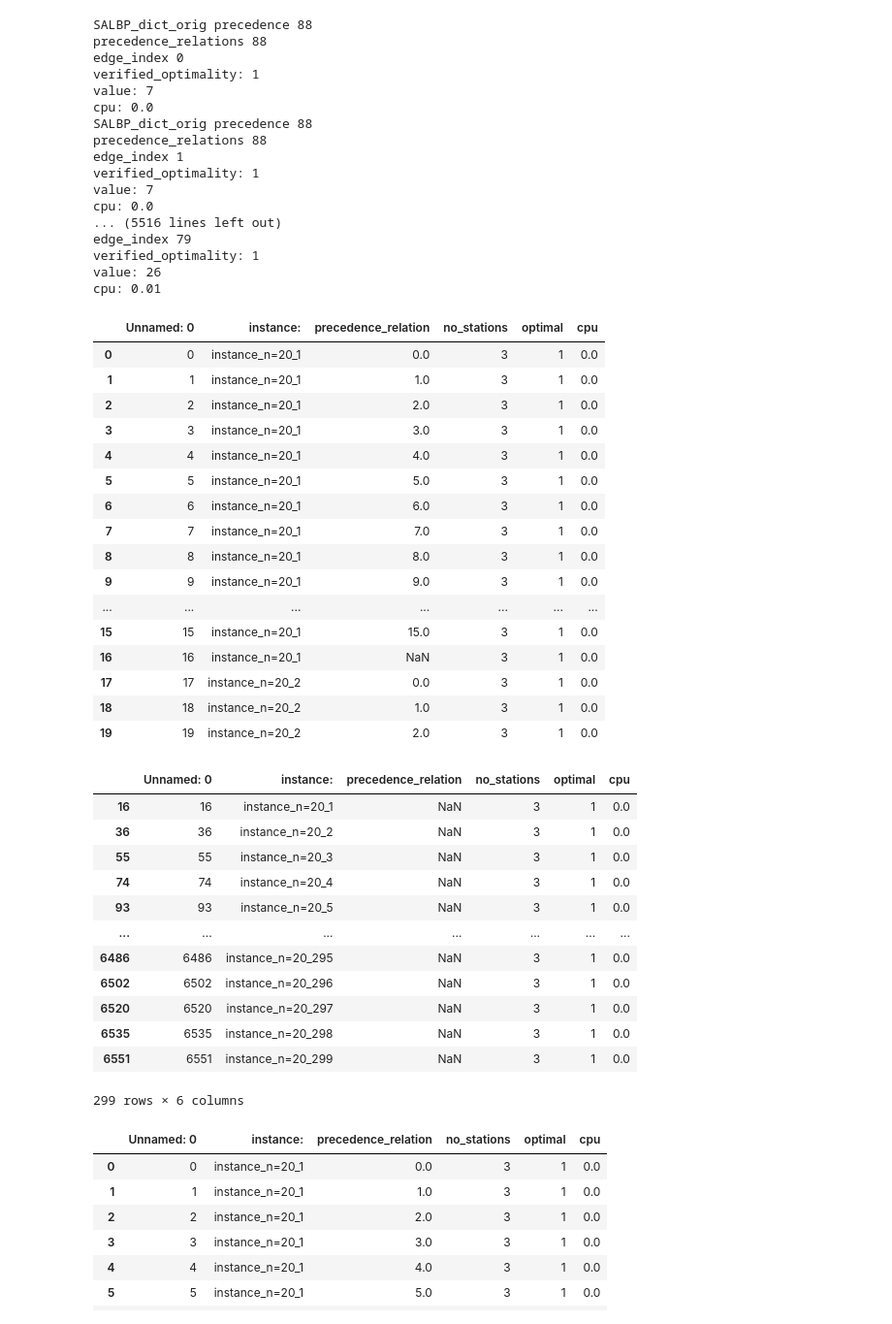
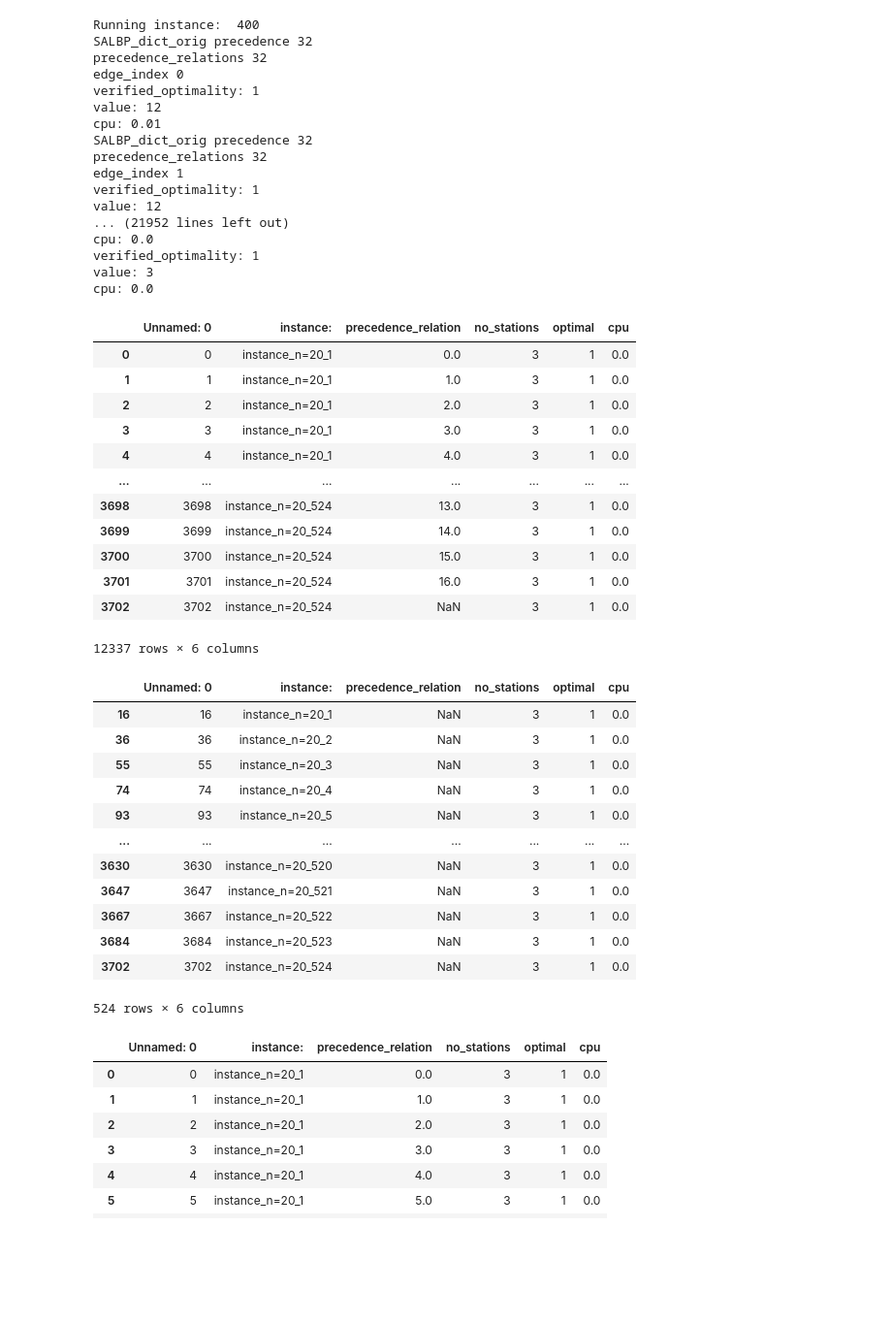
Before and after one commit to JosephThompson607/DADA, a Jupyter notebook: SALBP_solve.ipynb, the cells around one changed output. Shown at 97% size. Drawn from its saved outputs; the diff is of its cells as text; code cells hidden in the pictures; blank space fills up the shorter version.

```diff
--- a/SALBP_solve.ipynb
+++ b/SALBP_solve.ipynb
@@ -114,9 +123,7 @@ test test test.sol
    verified_optimality = 1; value = 3; cpu = 0.00
 Hoffman cpu =   0.00  best_first_bbr cpu =   0.00  bfs_bbr cpu =   0.00 find_insert_cpu =   0.00  bin_cpu =   0.00  cpu =   0.00
 # %%
-import subprocess
-import pandas as pd
-from copy import deepcopy
+
 
 def random_task_time_change(SALBP_dict, multiplier = 1.5):
     """Increases a random task time by 1"""
@@ -158,11 +165,12 @@ def parse_bb_salb1_out(text):
         print("Pattern not found.")
     return value, verified_optimality, cpu
 
-def generate_results(fp = "/Users/letshopethisworks2/Documents/phd_paper_material/MMABPWW/SALBP_benchmark/small data set_n=20/" ,  instance_name = "instance_n=20_", ext = ".alb", start=1, stop = 300):
+def generate_results(fp = "/Users/letshopethisworks2/Documents/phd_paper_material/MALBP_instance_generation/SALBP_benchmark/small data set_n=20/" ,  instance_name = "instance_n=20_", ext = ".alb", start=1, stop = 300):
     results = []
     for i in range(start,stop):
         SALBP_dict_orig = parse_alb(f"{fp}{instance_name}{i}{ext}")
         bin_dict = deepcopy(SALBP_dict_orig)
+        print("Running instance: ", i)
         for j in range(len(SALBP_dict_orig["precedence_relations"])):
             SALBP_dict = deepcopy(SALBP_dict_orig)
             print("SALBP_dict_orig precedence", len(SALBP_dict_orig["precedence_relations"]))
@@ -188,24 +196,24 @@ def generate_results(fp = "/Users/letshopethisworks2/Documents/phd_paper_materia
 #results_df = pd.DataFrame(results)
 #saves the results df to a csv file
 #results_df.to_csv("tasks20_test.csv")
-results = generate_results(fp = "/Users/letshopethisworks2/Documents/phd_paper_material/MMABPWW/SALBP_benchmark/medium data set_n=50/", instance_name = "instance_n=50_", start=100, stop = 300)
-results_df = pd.DataFrame(results)
-results_df.to_csv("tasks50_test.csv")
+# results = generate_results(start=400, stop = 525)
+# results_df = pd.DataFrame(results)
+# results_df.to_csv("tasks20_3.csv")
 # %% [output]
-SALBP_dict_orig precedence 88
-precedence_relations 88
+Running instance:  400
+SALBP_dict_orig precedence 32
+precedence_relations 32
 edge_index 0
 verified_optimality: 1
-value: 7
-cpu: 0.0
-SALBP_dict_orig precedence 88
-precedence_relations 88
+value: 12
+cpu: 0.01
+SALBP_dict_orig precedence 32
+precedence_relations 32
 edge_index 1
 verified_optimality: 1
-value: 7
+value: 12
+... (21952 lines left out)
 cpu: 0.0
-... (5516 lines left out)
-edge_index 79
 verified_optimality: 1
-value: 26
-cpu: 0.01
+value: 3
+cpu: 0.0
@@ -214,23 +220,25 @@ cpu: 0.01
+# %%
+res_1 = pd.read_csv("task_20_bin_lb.csv")
+res_2 = pd.read_csv("tasks20_2.csv")
+res_3 = pd.read_csv("tasks20_3.csv")
+
+results_df = pd.concat([res_1, res_2, res_3])
 # %%
-results_df.head(20)
+results_df
 # %% [output]
 |  | Unnamed: 0 | instance: | precedence_relation | no_stations | optimal | cpu |
 | 0 | 0 | instance_n=20_1 | 0.0 | 3 | 1 | 0.0 |
 | 1 | 1 | instance_n=20_1 | 1.0 | 3 | 1 | 0.0 |
 | 2 | 2 | instance_n=20_1 | 2.0 | 3 | 1 | 0.0 |
 | 3 | 3 | instance_n=20_1 | 3.0 | 3 | 1 | 0.0 |
 | 4 | 4 | instance_n=20_1 | 4.0 | 3 | 1 | 0.0 |
-| 5 | 5 | instance_n=20_1 | 5.0 | 3 | 1 | 0.0 |
-| 6 | 6 | instance_n=20_1 | 6.0 | 3 | 1 | 0.0 |
-| 7 | 7 | instance_n=20_1 | 7.0 | 3 | 1 | 0.0 |
-| 8 | 8 | instance_n=20_1 | 8.0 | 3 | 1 | 0.0 |
-| 9 | 9 | instance_n=20_1 | 9.0 | 3 | 1 | 0.0 |
 | ... | ... | ... | ... | ... | ... | ... |
-| 15 | 15 | instance_n=20_1 | 15.0 | 3 | 1 | 0.0 |
-| 16 | 16 | instance_n=20_1 | NaN | 3 | 1 | 0.0 |
-| 17 | 17 | instance_n=20_2 | 0.0 | 3 | 1 | 0.0 |
-| 18 | 18 | instance_n=20_2 | 1.0 | 3 | 1 | 0.0 |
-| 19 | 19 | instance_n=20_2 | 2.0 | 3 | 1 | 0.0 |
+| 3698 | 3698 | instance_n=20_524 | 13.0 | 3 | 1 | 0.0 |
+| 3699 | 3699 | instance_n=20_524 | 14.0 | 3 | 1 | 0.0 |
+| 3700 | 3700 | instance_n=20_524 | 15.0 | 3 | 1 | 0.0 |
+| 3701 | 3701 | instance_n=20_524 | 16.0 | 3 | 1 | 0.0 |
+| 3702 | 3702 | instance_n=20_524 | NaN | 3 | 1 | 0.0 |
+12337 rows × 6 columns
 # %%
 lb_df = results_df[results_df["precedence_relation"].isna() == True].copy()
 #removes the rows with None precedence relations
@@ -245,12 +253,12 @@ lb_df
 | 74 | 74 | instance_n=20_4 | NaN | 3 | 1 | 0.0 |
 | 93 | 93 | instance_n=20_5 | NaN | 3 | 1 | 0.0 |
 | ... | ... | ... | ... | ... | ... | ... |
-| 6486 | 6486 | instance_n=20_295 | NaN | 3 | 1 | 0.0 |
-| 6502 | 6502 | instance_n=20_296 | NaN | 3 | 1 | 0.0 |
-| 6520 | 6520 | instance_n=20_297 | NaN | 3 | 1 | 0.0 |
-| 6535 | 6535 | instance_n=20_298 | NaN | 3 | 1 | 0.0 |
-| 6551 | 6551 | instance_n=20_299 | NaN | 3 | 1 | 0.0 |
+| 3630 | 3630 | instance_n=20_520 | NaN | 3 | 1 | 0.0 |
+| 3647 | 3647 | instance_n=20_521 | NaN | 3 | 1 | 0.0 |
+| 3667 | 3667 | instance_n=20_522 | NaN | 3 | 1 | 0.0 |
+| 3684 | 3684 | instance_n=20_523 | NaN | 3 | 1 | 0.0 |
+| 3702 | 3702 | instance_n=20_524 | NaN | 3 | 1 | 0.0 |
-299 rows × 6 columns
+524 rows × 6 columns
 # %%
 results_df.head(20)
 # %% [output]
```
Also changed, not shown: parts of 15 cells of this notebook.
